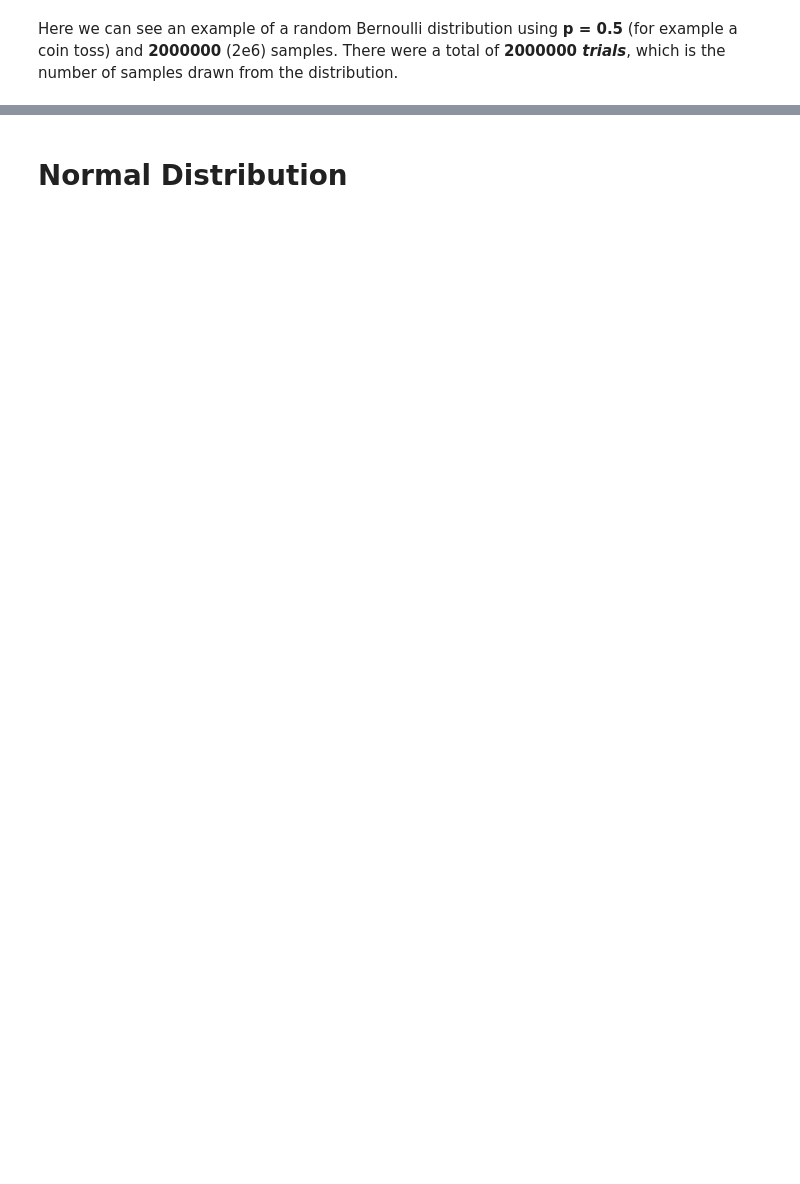
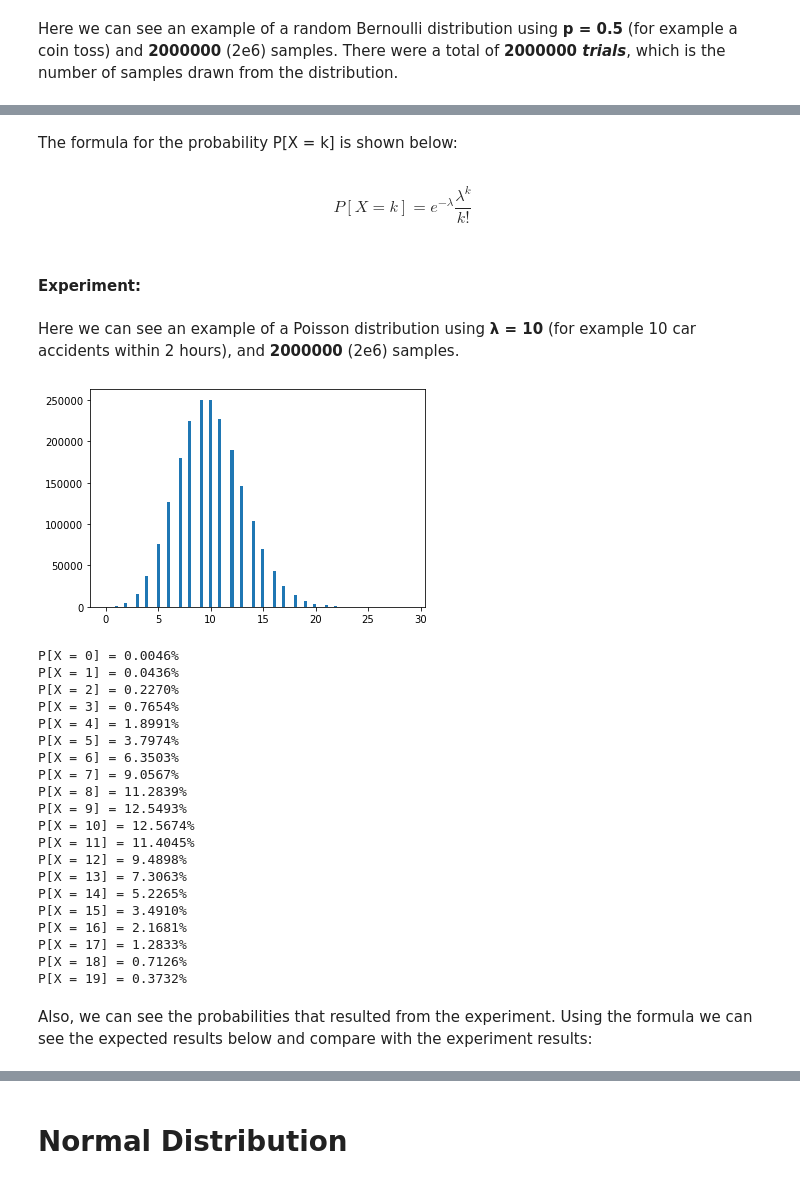
Before and after one commit to lucasmfaria/Distribution-types, a Jupyter notebook: Distribution types - Review with code.ipynb, the cells around one changed output, grey strips where cells are left out. Cells and saved outputs as stored; diff of their text form; code cells hidden in the pictures; blank space fills up the shorter version.

Commit message:
Added Poisson Distribution

```diff
--- a/Distribution types - Review with code.ipynb
+++ b/Distribution types - Review with code.ipynb
@@ -73,3 +75,0 @@ P[X = 2]   = \frac{5!}{2!(5-2)!} 0.8^2 (1-0.8)^{ 5-2} = 0.0512
-# %%
-k=3
-print("P[X = {}] = {}".format(k, round(binom.pmf(k=k, n=n, p=p), 7)))
@@ -82,3 +75,0 @@ P[X = 3]   = \frac{5!}{3!(5-3)!} 0.8^3 (1-0.8)^{ 5-3} = 0.2048
-# %%
-k=4
-print("P[X = {}] = {}".format(k, round(binom.pmf(k=k, n=n, p=p), 7)))
@@ -91,3 +75,0 @@ P[X = 4]   = \frac{5!}{4!(5-4)!} 0.8^4 (1-0.8)^{ 5-4} = 0.4096
-# %%
-k=5
-print("P[X = {}] = {}".format(k, round(binom.pmf(k=k, n=n, p=p), 7)))
@@ -125,4 +103,4 @@ p[X = 1] = 0.499735
 # %%
-k=0
-print("P[X = {}] = {}".format(k, round(binom.pmf(k=k, n=n, p=p), 7)))
+for k in range(n+1):
+    print("P[X = {}] = {:.4%}".format(k, round(binom.pmf(k=k, n=n, p=p), 7)))
 # %% [output]
@@ -134 +133,46 @@ P[X = 0]   = 0.5^0 (0.5)^{ 1-0} = 0.5
+# %% [markdown]
+The formula for the probability P[X = k] is shown below:
+# %% [markdown]
+\begin{equation*}
+P[X = k]   = e^{-λ} \frac{λ^{k}}{k!}
+\end{equation*}
+# %% [markdown]
+#### Experiment:
+# %% [markdown]
+Here we can see an example of a Poisson distribution using **λ = 10** (for example 10 car accidents within 2 hours), and **2000000** (2e6) samples.
+# %%
+lam, n_samples = 10, int(2e6)
+samples = np.random.poisson(lam=lam, size=n_samples)
+plt.hist(samples, bins=100)
+plt.show()
+totals = np.zeros(shape=(2*lam))
+for k in range(2*lam):
+    totals[k] = (samples == k).sum()
+total = totals.sum()
+for k in range(2*lam):
+    print("P[X = {}] = {:.4%}".format(k, totals[k]/total))
+# %% [output]
+[figure, added]
+P[X = 0] = 0.0046%
+P[X = 1] = 0.0436%
+P[X = 2] = 0.2270%
+P[X = 3] = 0.7654%
+P[X = 4] = 1.8991%
+P[X = 5] = 3.7974%
+P[X = 6] = 6.3503%
+P[X = 7] = 9.0567%
+P[X = 8] = 11.2839%
+P[X = 9] = 12.5493%
+P[X = 10] = 12.5674%
+P[X = 11] = 11.4045%
+P[X = 12] = 9.4898%
+P[X = 13] = 7.3063%
+P[X = 14] = 5.2265%
+P[X = 15] = 3.4910%
+P[X = 16] = 2.1681%
+P[X = 17] = 1.2833%
+P[X = 18] = 0.7126%
+P[X = 19] = 0.3732%
+# %% [markdown]
+Also, we can see the probabilities that resulted from the experiment. Using the formula we can see the expected results below and compare with the experiment results:
 # %%
```
Also changed, not shown: parts of 37 cells of this notebook.
